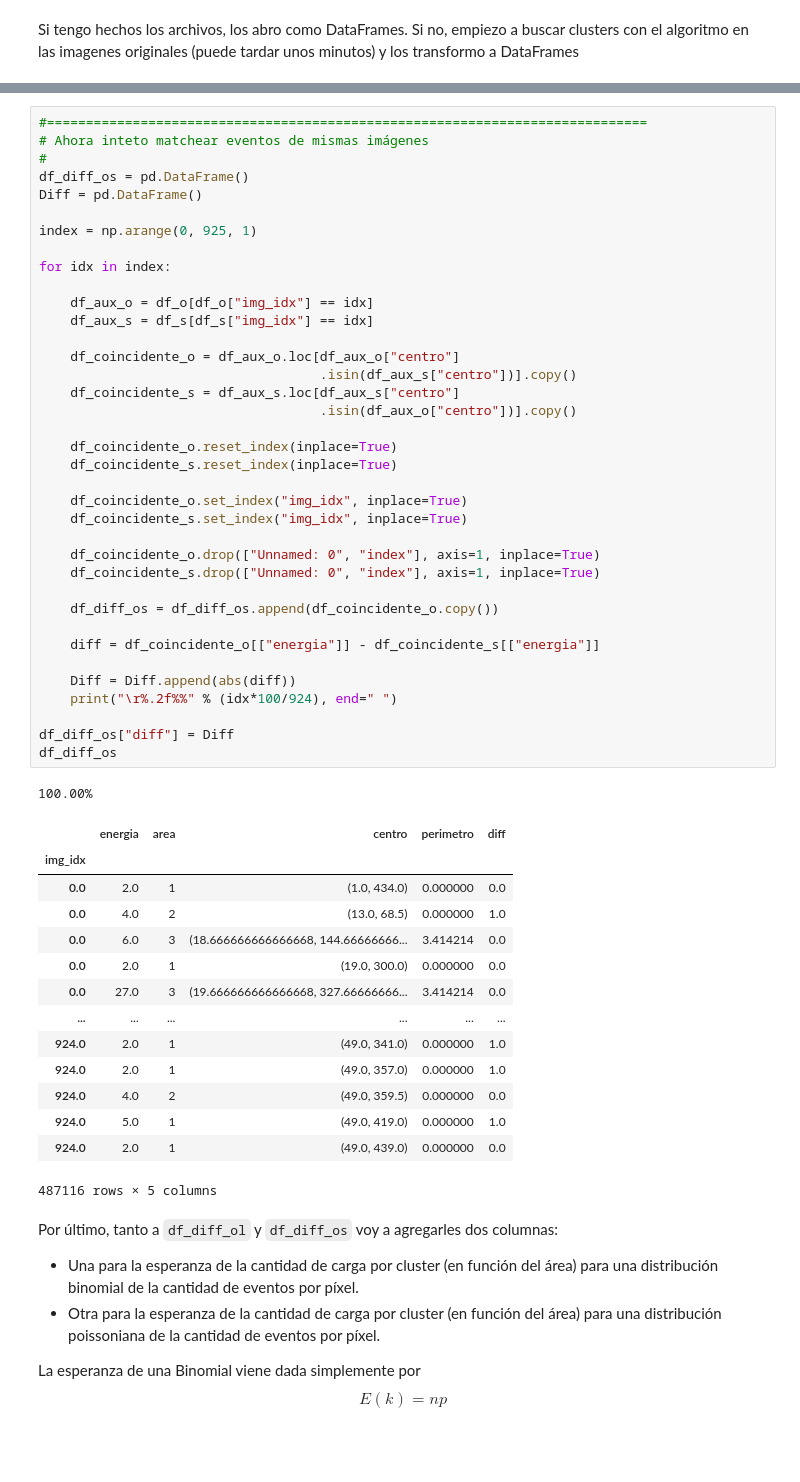
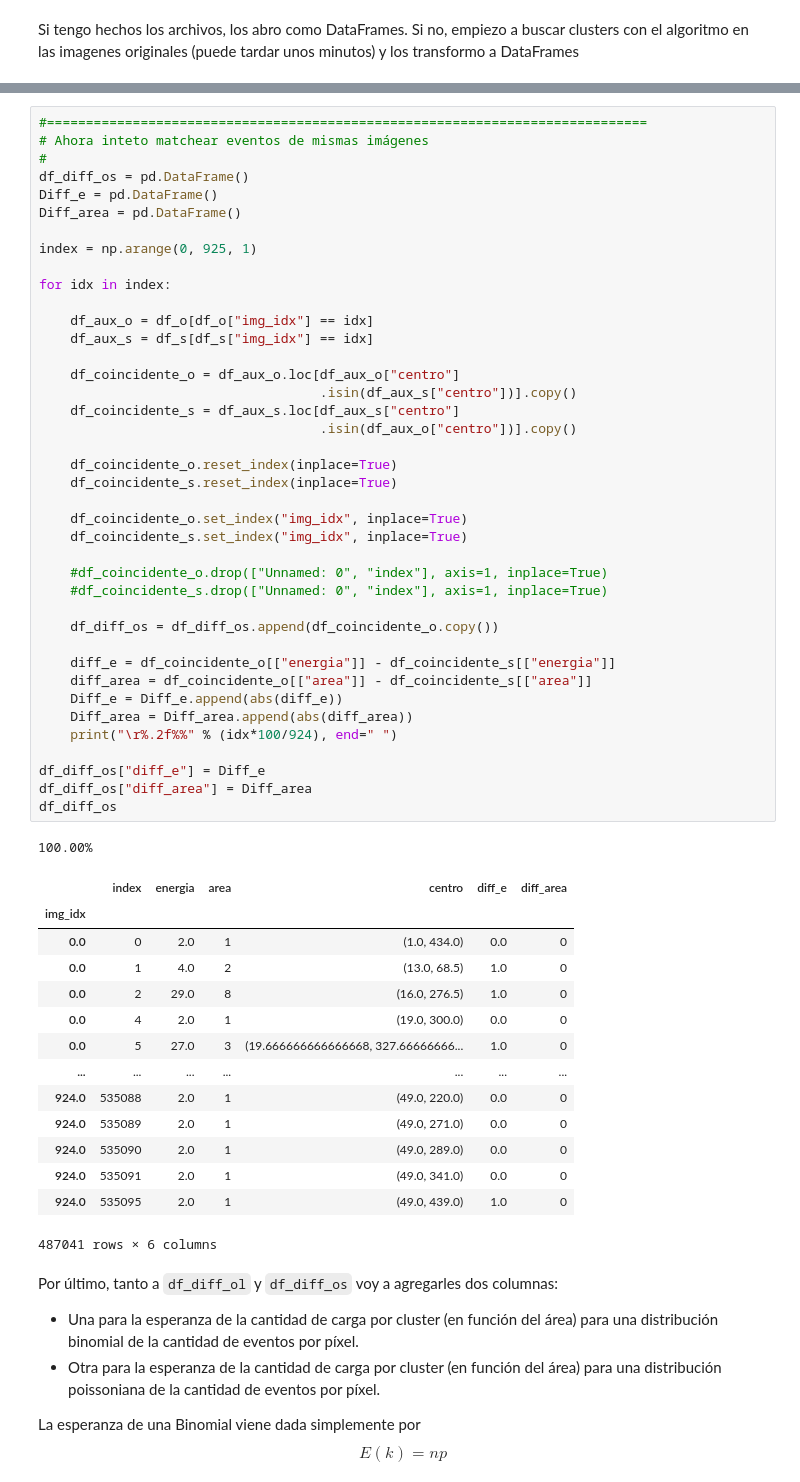
Before and after one commit to Igna11/Tesis-Skipper, a Jupyter notebook: Analisis_Imagenes_clusters.ipynb, the cells around one changed output, grey strips where cells are left out. Saved outputs shown, nothing was run; the diff lists cells and outputs as text; blank space fills up the shorter version.

````diff
--- a/Analisis_Imagenes_clusters.ipynb
+++ b/Analisis_Imagenes_clusters.ipynb
@@ -458,54 +462,57 @@ df_diff_ol
 # Ahora inteto matchear eventos de mismas imágenes
 #
 df_diff_os = pd.DataFrame()
-Diff = pd.DataFrame()
+Diff_e = pd.DataFrame()
+Diff_area = pd.DataFrame()
 
 index = np.arange(0, 925, 1)
 
 for idx in index:
 
     df_aux_o = df_o[df_o["img_idx"] == idx]
     df_aux_s = df_s[df_s["img_idx"] == idx]
 
     df_coincidente_o = df_aux_o.loc[df_aux_o["centro"]
                                     .isin(df_aux_s["centro"])].copy()
     df_coincidente_s = df_aux_s.loc[df_aux_s["centro"]
                                     .isin(df_aux_o["centro"])].copy()
 
     df_coincidente_o.reset_index(inplace=True)
     df_coincidente_s.reset_index(inplace=True)
 
     df_coincidente_o.set_index("img_idx", inplace=True)
     df_coincidente_s.set_index("img_idx", inplace=True)
 
-    df_coincidente_o.drop(["Unnamed: 0", "index"], axis=1, inplace=True)
-    df_coincidente_s.drop(["Unnamed: 0", "index"], axis=1, inplace=True)
+    #df_coincidente_o.drop(["Unnamed: 0", "index"], axis=1, inplace=True)
+    #df_coincidente_s.drop(["Unnamed: 0", "index"], axis=1, inplace=True)
 
     df_diff_os = df_diff_os.append(df_coincidente_o.copy())
 
-    diff = df_coincidente_o[["energia"]] - df_coincidente_s[["energia"]]
-
-    Diff = Diff.append(abs(diff))
+    diff_e = df_coincidente_o[["energia"]] - df_coincidente_s[["energia"]]
+    diff_area = df_coincidente_o[["area"]] - df_coincidente_s[["area"]]
+    Diff_e = Diff_e.append(abs(diff_e))
+    Diff_area = Diff_area.append(abs(diff_area))
     print("\r%.2f%%" % (idx*100/924), end=" ")
 
-df_diff_os["diff"] = Diff
+df_diff_os["diff_e"] = Diff_e
+df_diff_os["diff_area"] = Diff_area
 df_diff_os
 # %% [output]
 100.00%
-|  | energia | area | centro | perimetro | diff |
-| img_idx |  |  |  |  |  |
-| 0.0 | 2.0 | 1 | (1.0, 434.0) | 0.000000 | 0.0 |
-| 0.0 | 4.0 | 2 | (13.0, 68.5) | 0.000000 | 1.0 |
-| 0.0 | 6.0 | 3 | (18.666666666666668, 144.66666666... | 3.414214 | 0.0 |
-| 0.0 | 2.0 | 1 | (19.0, 300.0) | 0.000000 | 0.0 |
-| 0.0 | 27.0 | 3 | (19.666666666666668, 327.66666666... | 3.414214 | 0.0 |
-| ... | ... | ... | ... | ... | ... |
-| 924.0 | 2.0 | 1 | (49.0, 341.0) | 0.000000 | 1.0 |
-| 924.0 | 2.0 | 1 | (49.0, 357.0) | 0.000000 | 1.0 |
-| 924.0 | 4.0 | 2 | (49.0, 359.5) | 0.000000 | 0.0 |
-| 924.0 | 5.0 | 1 | (49.0, 419.0) | 0.000000 | 1.0 |
-| 924.0 | 2.0 | 1 | (49.0, 439.0) | 0.000000 | 0.0 |
+|  | index | energia | area | centro | diff_e | diff_area |
+| img_idx |  |  |  |  |  |  |
+| 0.0 | 0 | 2.0 | 1 | (1.0, 434.0) | 0.0 | 0 |
+| 0.0 | 1 | 4.0 | 2 | (13.0, 68.5) | 1.0 | 0 |
+| 0.0 | 2 | 29.0 | 8 | (16.0, 276.5) | 1.0 | 0 |
+| 0.0 | 4 | 2.0 | 1 | (19.0, 300.0) | 0.0 | 0 |
+| 0.0 | 5 | 27.0 | 3 | (19.666666666666668, 327.66666666... | 1.0 | 0 |
+| ... | ... | ... | ... | ... | ... | ... |
+| 924.0 | 535088 | 2.0 | 1 | (49.0, 220.0) | 0.0 | 0 |
+| 924.0 | 535089 | 2.0 | 1 | (49.0, 271.0) | 0.0 | 0 |
+| 924.0 | 535090 | 2.0 | 1 | (49.0, 289.0) | 0.0 | 0 |
+| 924.0 | 535091 | 2.0 | 1 | (49.0, 341.0) | 0.0 | 0 |
+| 924.0 | 535095 | 2.0 | 1 | (49.0, 439.0) | 1.0 | 0 |
-487116 rows × 5 columns
+487041 rows × 6 columns
 # %% [markdown]
 Por último, tanto a ```df_diff_ol``` y ```df_diff_os``` voy a agregarles dos columnas:
 - Una para la esperanza de la cantidad de carga por cluster (en función del área) para una distribución binomial de la cantidad de eventos por píxel.
````
Also changed, not shown: parts of 7 cells of this notebook.
